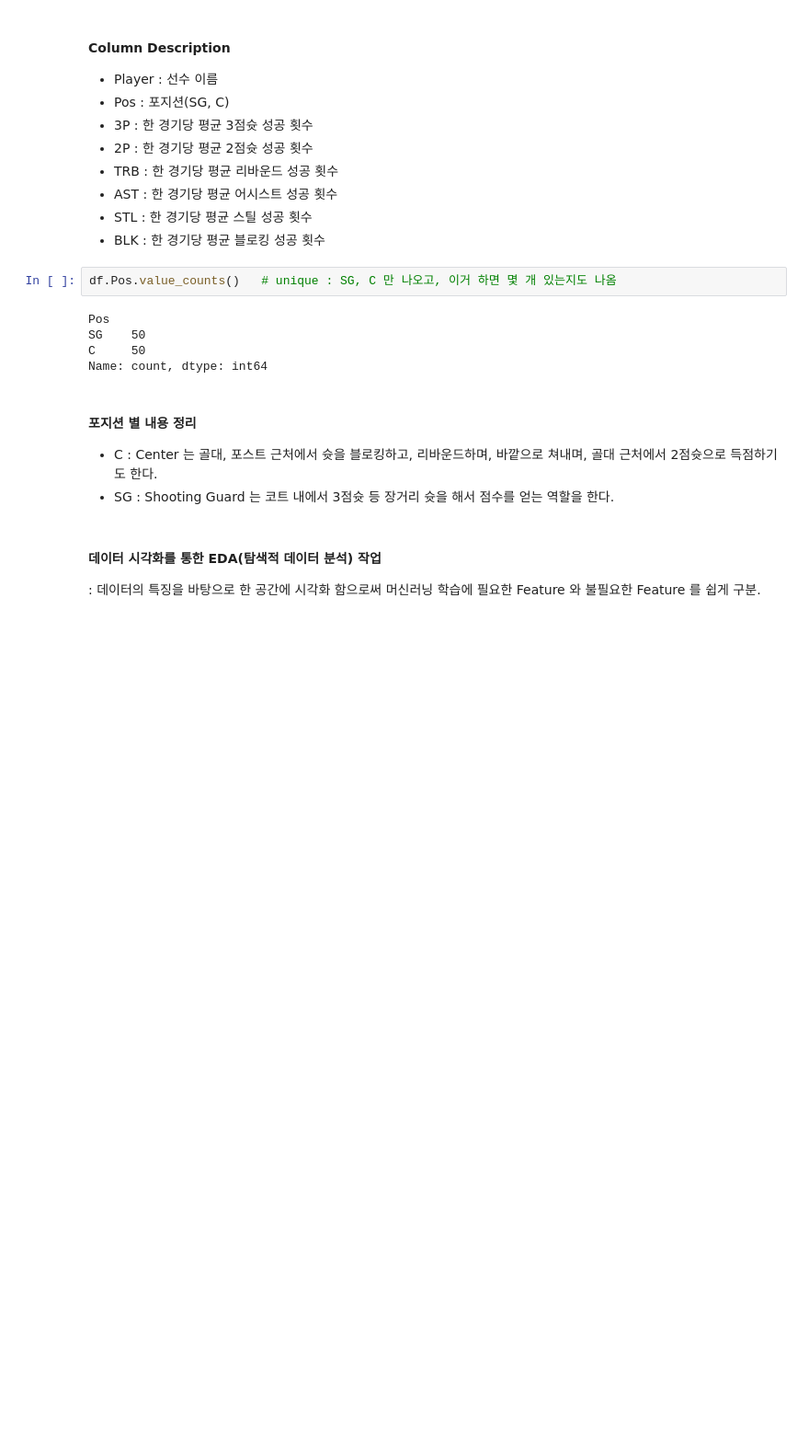
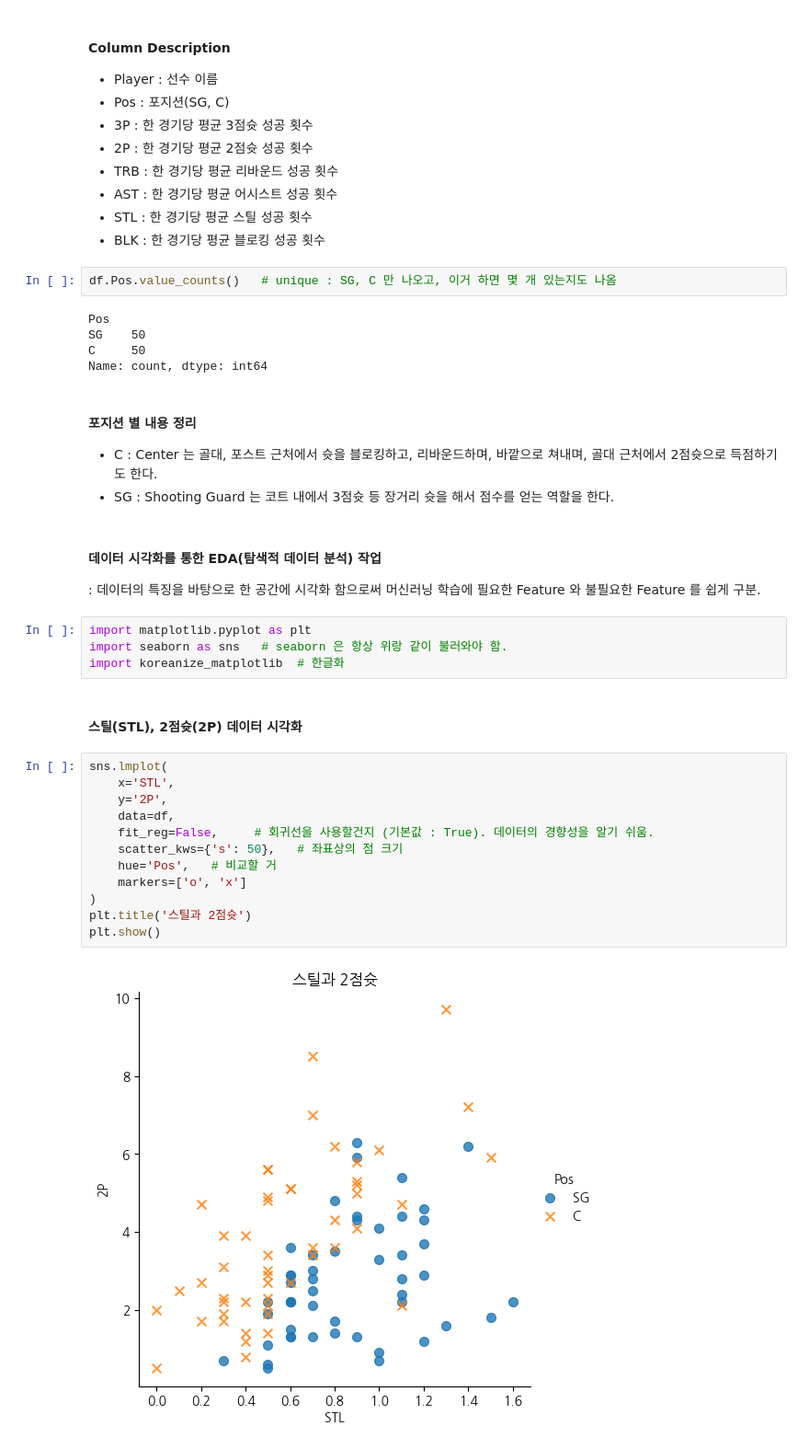
Before and after one commit to donggyu818/MachineLearning, a Jupyter notebook: Note/10.basketball.ipynb, the cells around one changed output. Shown at 92% size. Drawn from its saved outputs; the diff is of its cells as text; blank space fills up the shorter version.

```diff
--- a/Note/10.basketball.ipynb
+++ b/Note/10.basketball.ipynb
@@ -55,3 +55,23 @@ Name: count, dtype: int64
 # %% [markdown]
 #### 데이터 시각화를 통한 EDA(탐색적 데이터 분석) 작업
  : 데이터의 특징을 바탕으로 한 공간에 시각화 함으로써 머신러닝 학습에 필요한 Feature 와 불필요한 Feature 를 쉽게 구분.
+# %%
+import matplotlib.pyplot as plt
+import seaborn as sns   # seaborn 은 항상 위랑 같이 불러와야 함.
+import koreanize_matplotlib  # 한글화
+# %% [markdown]
+#### 스틸(STL), 2점슛(2P) 데이터 시각화
+# %%
+sns.lmplot(
+    x='STL',
+    y='2P',
+    data=df,
+    fit_reg=False,     # 회귀선을 사용할건지 (기본값 : True). 데이터의 경향성을 알기 쉬움.
+    scatter_kws={'s': 50},   # 좌표상의 점 크기
+    hue='Pos',   # 비교할 거
+    markers=['o', 'x']
+)
+plt.title('스틸과 2점슛')
+plt.show()
+# %% [output]
+[figure, added]
```
Also changed, not shown: parts of 18 cells of this notebook, 7 other files.
